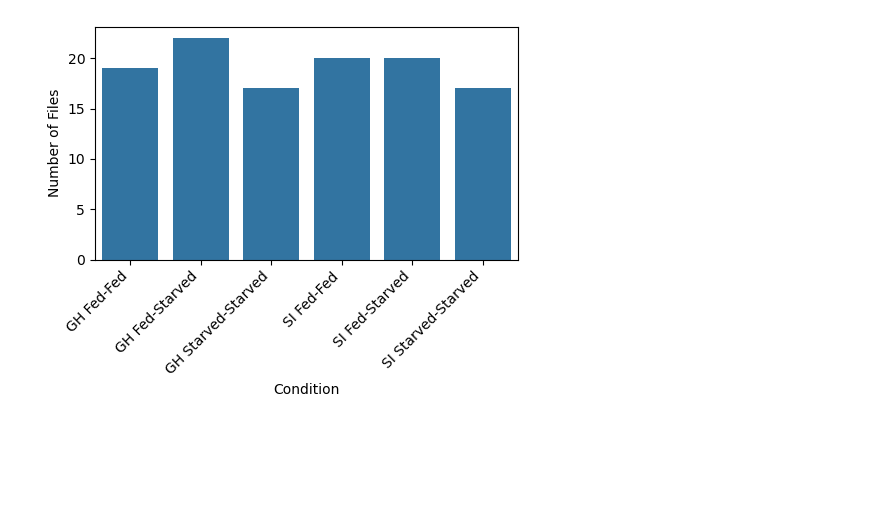
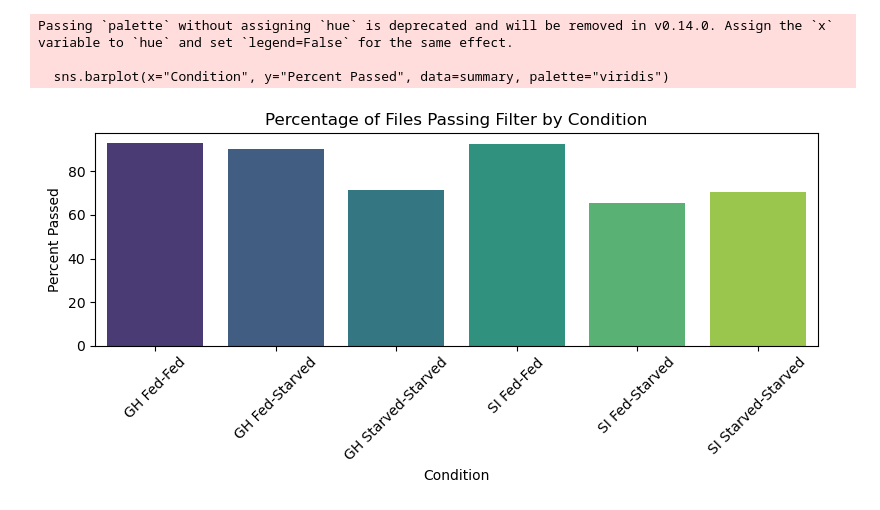
Before and after one commit to lenacochrane/behavioural-analysis, a Jupyter notebook: scripts/attraction-rig/analysis/head-head/file-summaries.ipynb, the cells around one changed output. Cells and saved outputs as stored; diff of their text form; code cells hidden in the pictures; blank space fills up the shorter version.

Commit message:
edit fed-starved

```diff
--- a/scripts/attraction-rig/analysis/head-head/file-summaries.ipynb
+++ b/scripts/attraction-rig/analysis/head-head/file-summaries.ipynb
@@ -5,27 +5,25 @@ import matplotlib.pyplot as plt
 import seaborn as sns
 
 
-df1 = pd.read_csv('/Volumes/lab-windingm/home/users/cochral/LRS/AttractionRig/analysis/social-isolation/head-head/2/agarose-plates/group-housed/fed-fed/file_summary.csv')
+df1 = pd.read_csv('/Volumes/lab-windingm/home/users/cochral/LRS/AttractionRig/analysis/social-isolation/head-head/2/agarose-plates/group-housed/fed-fed/included_files.csv')
 df1['Condition'] = 'GH Fed-Fed'
 
-df2 = pd.read_csv('/Volumes/lab-windingm/home/users/cochral/LRS/AttractionRig/analysis/social-isolation/head-head/2/agarose-plates/group-housed/fed-starved/file_summary.csv')
+df2 = pd.read_csv('/Volumes/lab-windingm/home/users/cochral/LRS/AttractionRig/analysis/social-isolation/head-head/2/agarose-plates/group-housed/fed-starved/included_files.csv')
 df2['Condition'] = 'GH Fed-Starved'
 
-df3 = pd.read_csv('/Volumes/lab-windingm/home/users/cochral/LRS/AttractionRig/analysis/social-isolation/head-head/2/agarose-plates/group-housed/starved-starved/file_summary.csv')
+df3 = pd.read_csv('/Volumes/lab-windingm/home/users/cochral/LRS/AttractionRig/analysis/social-isolation/head-head/2/agarose-plates/group-housed/starved-starved/included_files.csv')
 df3['Condition'] = 'GH Starved-Starved'
 
 
 
-df4 = pd.read_csv('/Volumes/lab-windingm/home/users/cochral/LRS/AttractionRig/analysis/social-isolation/head-head/2/agarose-plates/socially-isolated/fed-fed/file_summary.csv')
+df4 = pd.read_csv('/Volumes/lab-windingm/home/users/cochral/LRS/AttractionRig/analysis/social-isolation/head-head/2/agarose-plates/socially-isolated/fed-fed/included_files.csv')
 df4['Condition'] = 'SI Fed-Fed'
 
-df5 = pd.read_csv('/Volumes/lab-windingm/home/users/cochral/LRS/AttractionRig/analysis/social-isolation/head-head/2/agarose-plates/socially-isolated/fed-starved/file_summary.csv')
+df5 = pd.read_csv('/Volumes/lab-windingm/home/users/cochral/LRS/AttractionRig/analysis/social-isolation/head-head/2/agarose-plates/socially-isolated/fed-starved/included_files.csv')
 df5['Condition'] = 'SI Fed-Starved'
 
-df6 = pd.read_csv('/Volumes/lab-windingm/home/users/cochral/LRS/AttractionRig/analysis/social-isolation/head-head/2/agarose-plates/socially-isolated/starved-starved/file_summary.csv')
+df6 = pd.read_csv('/Volumes/lab-windingm/home/users/cochral/LRS/AttractionRig/analysis/social-isolation/head-head/2/agarose-plates/socially-isolated/starved-starved/included_files.csv')
 df6['Condition'] = 'SI Starved-Starved'
 
 
 df = pd.concat([df1, df2, df3, df4, df5, df6], ignore_index=True)
-
-df[df['track'] == 30]['video_name'].unique()
@@ -71,25 +30,22 @@ The `join` parameter is deprecated and will be removed in v0.15.0. You can remov
 # %%
-# count number of unique files per condition
-count_df = (
-    df.groupby('Condition')['video_name']
-    .nunique()
-    .reset_index(name='n_files')
+# Percentage of files passing the filter for each condition
+summary = (
+    df.groupby("Condition")["passed_filter"]
+      .apply(lambda x: (x == "Y").mean() * 100)
+      .reset_index(name="Percent Passed")
 )
 
-plt.figure(figsize=(5,4))
-
-sns.barplot(
-    data=count_df,
-    x='Condition',
-    y='n_files'
-)
-
-plt.xticks(rotation=45, ha='right')
-plt.ylabel('Number of Files')
-plt.xlabel('Condition')
-
+plt.figure(figsize=(8,4))
+sns.barplot(x="Condition", y="Percent Passed", data=summary, palette="viridis")
+plt.title("Percentage of Files Passing Filter by Condition")
+plt.xticks(rotation=45)
+plt.ylabel("Percent Passed")
+plt.xlabel("Condition")
 plt.tight_layout()
 plt.show()
 # %% [output]
+Passing `palette` without assigning `hue` is deprecated and will be removed in v0.14.0. Assign the `x` variable to `hue` and set `legend=False` for the same effect.
+
+  sns.barplot(x="Condition", y="Percent Passed", data=summary, palette="viridis")
-[figure, old version]
+[figure, new version]
 # %%
```
Also changed, not shown: parts of 5 cells of this notebook, 2 other files.
